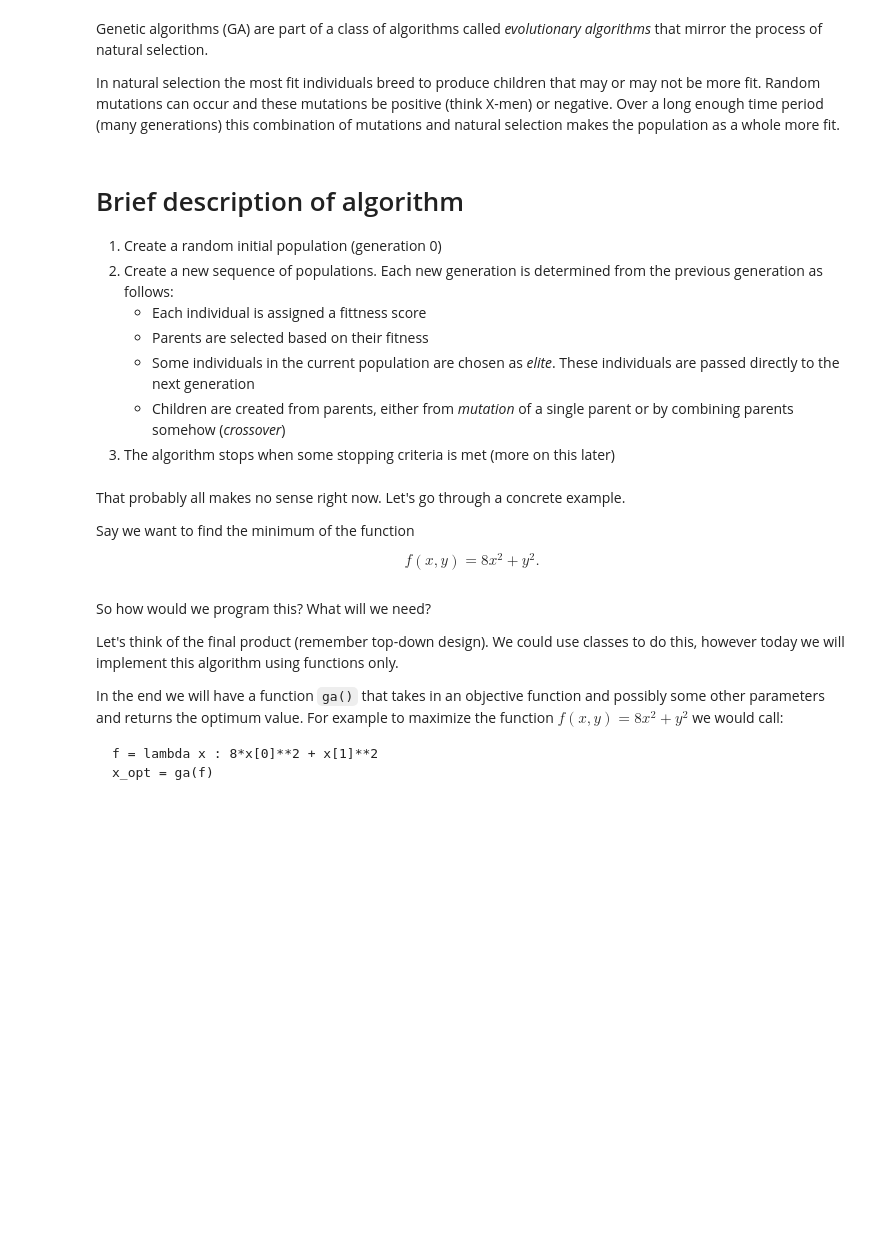
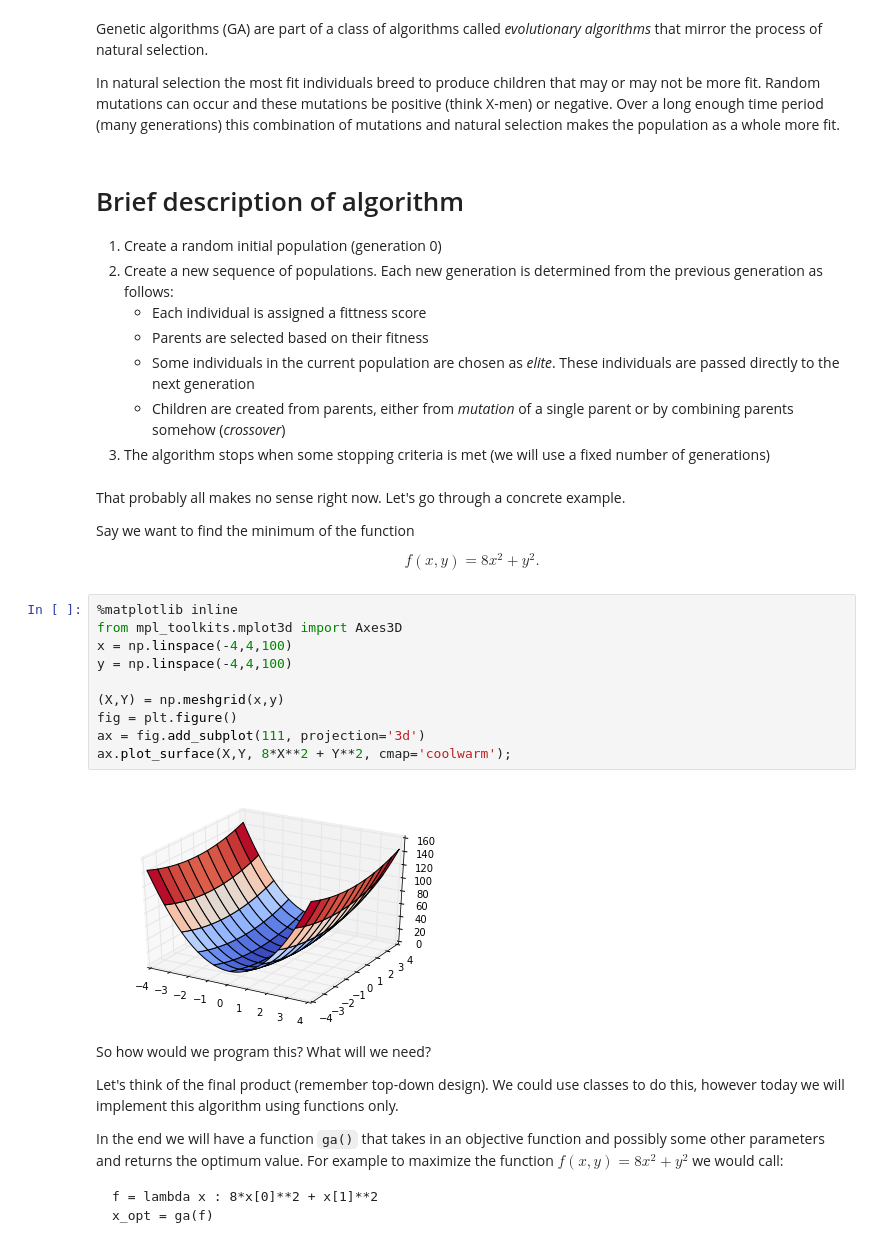
Before and after one commit to lukasbystricky/ISC-3313, a Jupyter notebook: lectures/chapter7/2-genetic_algorithms.ipynb, the cells around one changed output. Saved outputs shown, nothing was run; the diff lists cells and outputs as text; blank space fills up the shorter version.

```diff
--- a/lectures/chapter7/2-genetic_algorithms.ipynb
+++ b/lectures/chapter7/2-genetic_algorithms.ipynb
@@ -34,13 +34,25 @@ In natural selection the most fit individuals breed to produce children that may
     - Parents are selected based on their fitness
     - Some individuals in the current population are chosen as *elite*. These individuals are passed directly to the next generation
     - Children are created from parents, either from *mutation* of a single parent or by combining parents somehow (*crossover*)
-3. The algorithm stops when some stopping criteria is met (more on this later)
+3. The algorithm stops when some stopping criteria is met (we will use a fixed number of generations)
 # %% [markdown]
 That probably all makes no sense right now. Let's go through a concrete example.
 
 Say we want to find the minimum of the function
 
 $$ f(x,y) = 8x^2 + y^2.$$
+# %%
+%matplotlib inline
+from mpl_toolkits.mplot3d import Axes3D
+x = np.linspace(-4,4,100)
+y = np.linspace(-4,4,100)
+
+(X,Y) = np.meshgrid(x,y)
+fig = plt.figure()
+ax = fig.add_subplot(111, projection='3d')
+ax.plot_surface(X,Y, 8*X**2 + Y**2, cmap='coolwarm');
+# %% [output]
+[figure, added]
 # %% [markdown]
 So how would we program this? What will we need?
 
```
Also changed, not shown: parts of 21 cells of this notebook.
